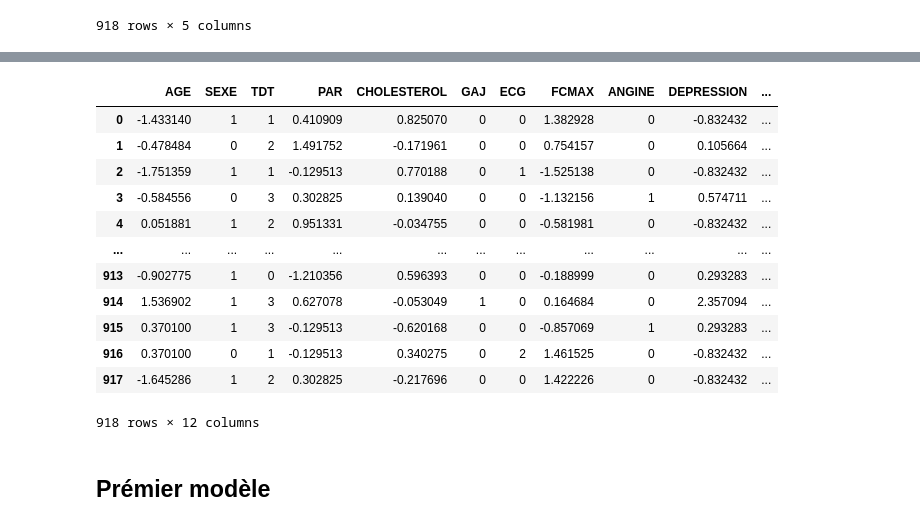
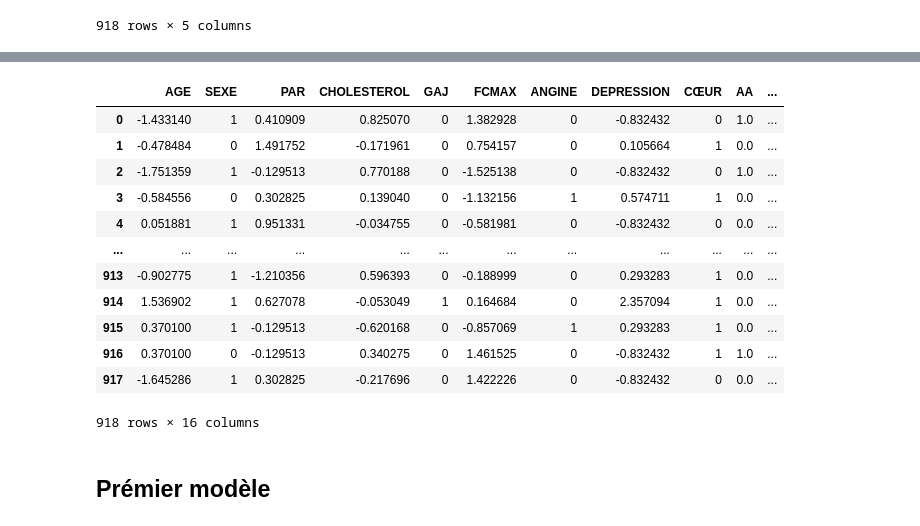
Before and after one commit to kocedric/analyse-de-la-maladie-cardiaque, a Jupyter notebook: pré-processing.ipynb, the cells around one changed output, grey strips where cells are left out. Saved outputs shown, nothing was run; the diff lists cells and outputs as text; code cells hidden in the pictures.

```diff
--- a/pré-processing.ipynb
+++ b/pré-processing.ipynb
@@ -71,0 +114,3 @@ CŒUR
+# %%
+df_ = encodeNominale(['TDT', 'ECG', 'PENTE'])
+df_
@@ -72,9 +131,6 @@ CŒUR
 # %%
 #fonction d'encodage des variables qualitatives
-def encode_object(dataframe):
-    df['ECG'].replace({'Normal': 0, 'ST': 1,'LVH':2}, inplace=True)
-    df['SEXE'].replace({'femme': 0, 'homme': 1}, inplace=True)
-    df['ANGINE'].replace({'Oui': 1, 'Non': 0}, inplace=True)
-    df['TDT'].replace({'AT': 0, 'AA': 1,'DNA':2,'ASY':3}, inplace=True)
-    df['PENTE'].replace({'Ascendant': 0,'Plat': 1, 'Descendant': 2}, inplace=True)
-    return df
+def encodeMod2(dataframe):
+    dataframe['SEXE'].replace({'femme': 0, 'homme': 1}, inplace=True)
+    dataframe['ANGINE'].replace({'Oui': 1, 'Non': 0}, inplace=True)
+    return dataframe
@@ -97,0 +137,3 @@ df
+# %%
+df_ = encodeMod2(df_)
+df_
@@ -100,20 +156,20 @@ from sklearn.preprocessing import OneHotEncoder, StandardScaler
 from sklearn.compose import ColumnTransformer
 # %%
 numeric_transformer = StandardScaler()
-df[num_cols] = numeric_transformer.fit_transform(df[num_cols])
-df
+df_[num_cols] = numeric_transformer.fit_transform(df_[num_cols])
+df_
 # %% [output]
-|  | AGE | SEXE | TDT | PAR | CHOLESTEROL | GAJ | ECG | FCMAX | ANGINE | DEPRESSION | ... |
-| 0 | -1.433140 | 1 | 1 | 0.410909 | 0.825070 | 0 | 0 | 1.382928 | 0 | -0.832432 | ... |
-| 1 | -0.478484 | 0 | 2 | 1.491752 | -0.171961 | 0 | 0 | 0.754157 | 0 | 0.105664 | ... |
-| 2 | -1.751359 | 1 | 1 | -0.129513 | 0.770188 | 0 | 1 | -1.525138 | 0 | -0.832432 | ... |
-| 3 | -0.584556 | 0 | 3 | 0.302825 | 0.139040 | 0 | 0 | -1.132156 | 1 | 0.574711 | ... |
-| 4 | 0.051881 | 1 | 2 | 0.951331 | -0.034755 | 0 | 0 | -0.581981 | 0 | -0.832432 | ... |
+|  | AGE | SEXE | PAR | CHOLESTEROL | GAJ | FCMAX | ANGINE | DEPRESSION | CŒUR | AA | ... |
+| 0 | -1.433140 | 1 | 0.410909 | 0.825070 | 0 | 1.382928 | 0 | -0.832432 | 0 | 1.0 | ... |
+| 1 | -0.478484 | 0 | 1.491752 | -0.171961 | 0 | 0.754157 | 0 | 0.105664 | 1 | 0.0 | ... |
+| 2 | -1.751359 | 1 | -0.129513 | 0.770188 | 0 | -1.525138 | 0 | -0.832432 | 0 | 1.0 | ... |
+| 3 | -0.584556 | 0 | 0.302825 | 0.139040 | 0 | -1.132156 | 1 | 0.574711 | 1 | 0.0 | ... |
+| 4 | 0.051881 | 1 | 0.951331 | -0.034755 | 0 | -0.581981 | 0 | -0.832432 | 0 | 0.0 | ... |
 | ... | ... | ... | ... | ... | ... | ... | ... | ... | ... | ... | ... |
-| 913 | -0.902775 | 1 | 0 | -1.210356 | 0.596393 | 0 | 0 | -0.188999 | 0 | 0.293283 | ... |
-| 914 | 1.536902 | 1 | 3 | 0.627078 | -0.053049 | 1 | 0 | 0.164684 | 0 | 2.357094 | ... |
-| 915 | 0.370100 | 1 | 3 | -0.129513 | -0.620168 | 0 | 0 | -0.857069 | 1 | 0.293283 | ... |
-| 916 | 0.370100 | 0 | 1 | -0.129513 | 0.340275 | 0 | 2 | 1.461525 | 0 | -0.832432 | ... |
-| 917 | -1.645286 | 1 | 2 | 0.302825 | -0.217696 | 0 | 0 | 1.422226 | 0 | -0.832432 | ... |
+| 913 | -0.902775 | 1 | -1.210356 | 0.596393 | 0 | -0.188999 | 0 | 0.293283 | 1 | 0.0 | ... |
+| 914 | 1.536902 | 1 | 0.627078 | -0.053049 | 1 | 0.164684 | 0 | 2.357094 | 1 | 0.0 | ... |
+| 915 | 0.370100 | 1 | -0.129513 | -0.620168 | 0 | -0.857069 | 1 | 0.293283 | 1 | 0.0 | ... |
+| 916 | 0.370100 | 0 | -0.129513 | 0.340275 | 0 | 1.461525 | 0 | -0.832432 | 1 | 1.0 | ... |
+| 917 | -1.645286 | 1 | 0.302825 | -0.217696 | 0 | 1.422226 | 0 | -0.832432 | 0 | 0.0 | ... |
-918 rows × 12 columns
+918 rows × 16 columns
 # %%
```
Also changed, not shown: parts of 23 cells of this notebook.
